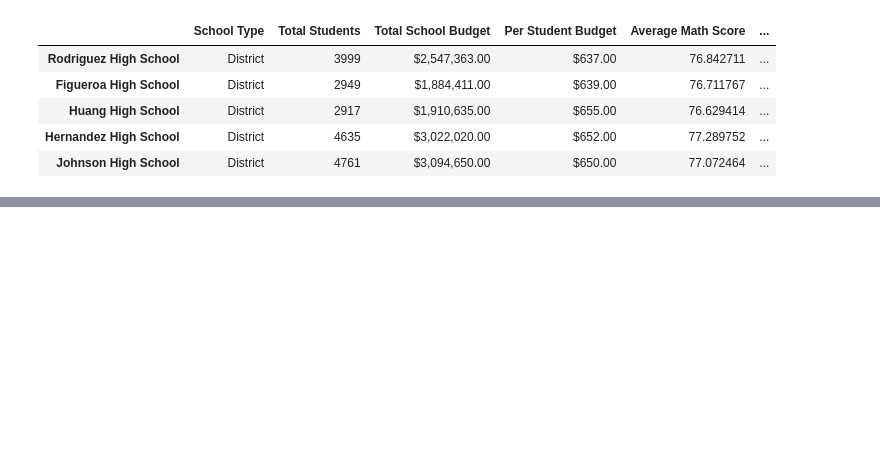
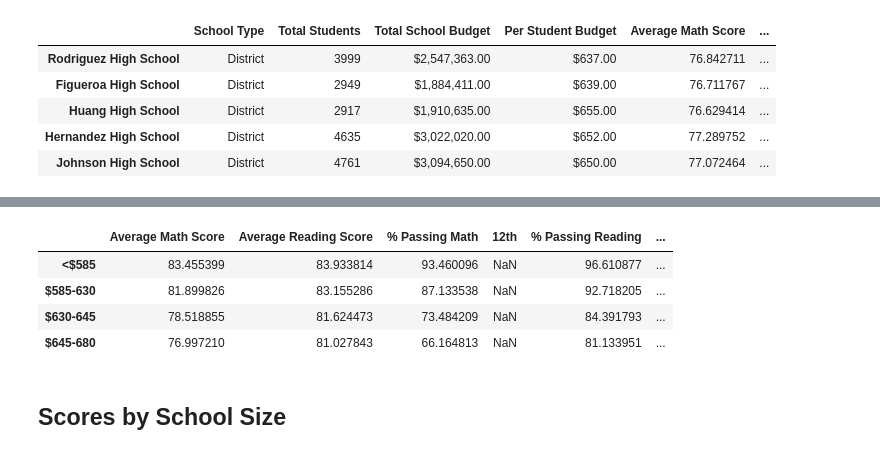
Before and after one commit to zwcrowley/Module_4_pandas-challenge, a Jupyter notebook: pandas-challenge/PyCitySchools/PyCitySchools_main.ipynb, the cells around one changed output, grey strips where cells are left out. Cells and saved outputs as stored; diff of their text form; code cells hidden in the pictures; blank space fills up the shorter version.

```diff
--- a/pandas-challenge/PyCitySchools/PyCitySchools_main.ipynb
+++ b/pandas-challenge/PyCitySchools/PyCitySchools_main.ipynb
@@ -226,0 +299,42 @@ lowest_overall_passing
+# %%
+# Establish the bins
+spending_bins = [0, 585, 630, 645, 680]
+labels = ["<$585", "$585-630", "$630-645", "$645-680"]
+# %%
+# Create a copy of the school summary since it has the "Per Student Budget"
+school_spending_df = per_school_summary.copy()
+school_spending_df["Per Student Budget"] = per_school_budget / per_school_counts
+# %%
+# Use `pd.cut` to categorize spending based on the bins.
+school_spending_df["Spending Ranges (Per Student)"] = pd.cut(school_spending_df["Per Student Budget"], bins=spending_bins, labels=labels)
+# %%
+#  Calculate averages for the desired columns.
+spending_math_scores = school_spending_df.groupby(["Spending Ranges (Per Student)"]).mean()["Average Math Score"]
+spending_reading_scores = school_spending_df.groupby(["Spending Ranges (Per Student)"]).mean()["Average Reading Score"]
+spending_passing_math = school_spending_df.groupby(["Spending Ranges (Per Student)"]).mean()["% Passing Math"]
+spending_passing_reading = school_spending_df.groupby(["Spending Ranges (Per Student)"]).mean()["% Passing Reading"]
+overall_passing_spending = school_spending_df.groupby(["Spending Ranges (Per Student)"]).mean()["% Overall Passing"]
+# %%
+# Assemble into DataFrame
+spending_summary = pd.DataFrame(columns = ["Average Math Score","Average Reading Score",
+"% Passing Math","12th"])
+# Fill the col with the series that hold the calculations by the names above:
+spending_summary["Average Math Score"] = spending_math_scores
+spending_summary["Average Reading Score"] = spending_reading_scores
+spending_summary["% Passing Math"] = spending_passing_math
+spending_summary["% Passing Reading"] = spending_passing_reading
+spending_summary["% Overall Passing"] = overall_passing_spending
+
+# Drop index name:
+spending_summary.index.name = None
+
+# Display results
+spending_summary
+# %% [output]
+|  | Average Math Score | Average Reading Score | % Passing Math | 12th | % Passing Reading | ... |
+| <$585 | 83.455399 | 83.933814 | 93.460096 | NaN | 96.610877 | ... |
+| $585-630 | 81.899826 | 83.155286 | 87.133538 | NaN | 92.718205 | ... |
+| $630-645 | 78.518855 | 81.624473 | 73.484209 | NaN | 84.391793 | ... |
+| $645-680 | 76.997210 | 81.027843 | 66.164813 | NaN | 81.133951 | ... |
+# %% [markdown]
+## **Scores by School Size**
```
Also changed, not shown: parts of 13 cells of this notebook, 1 other file.
